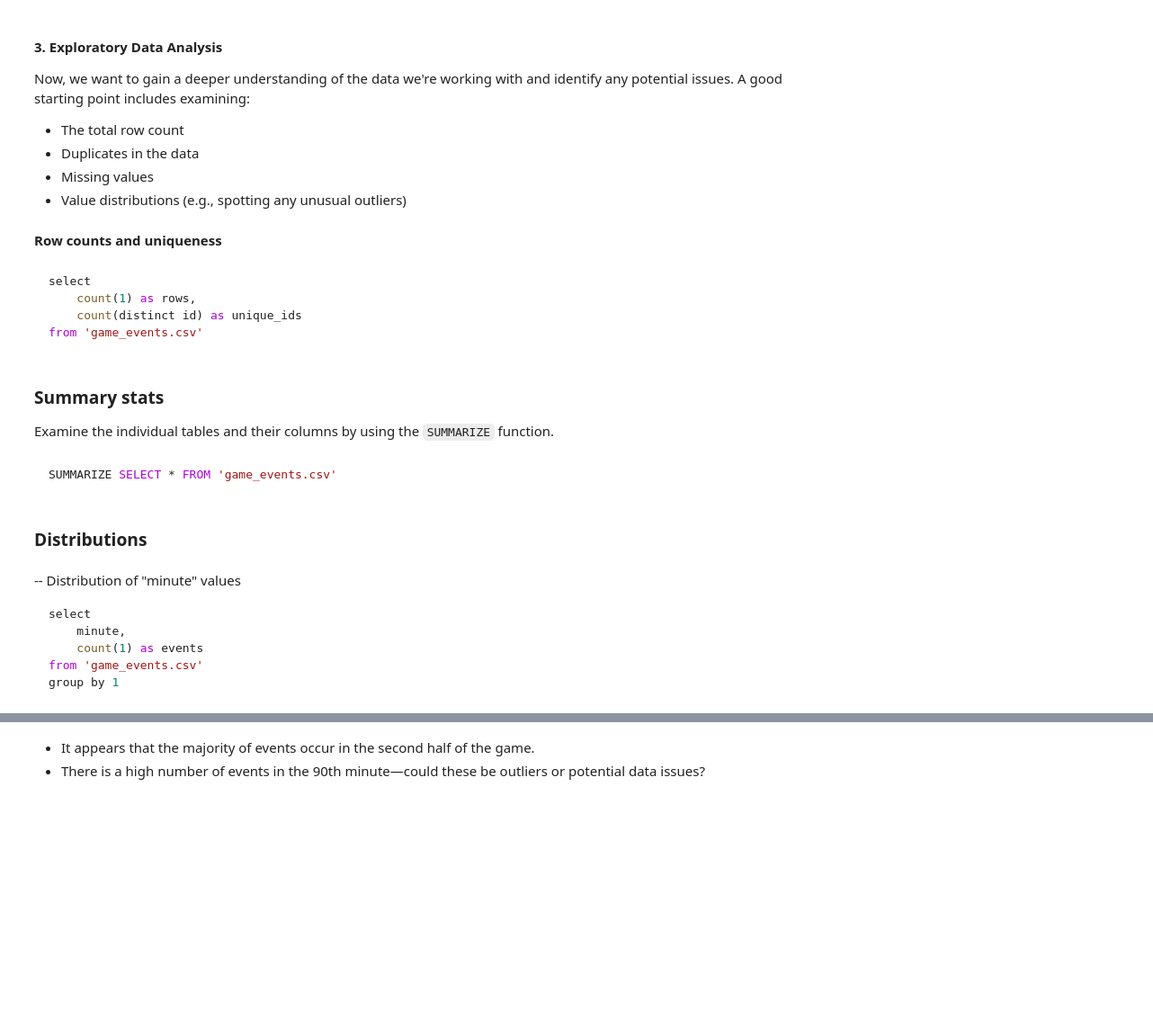
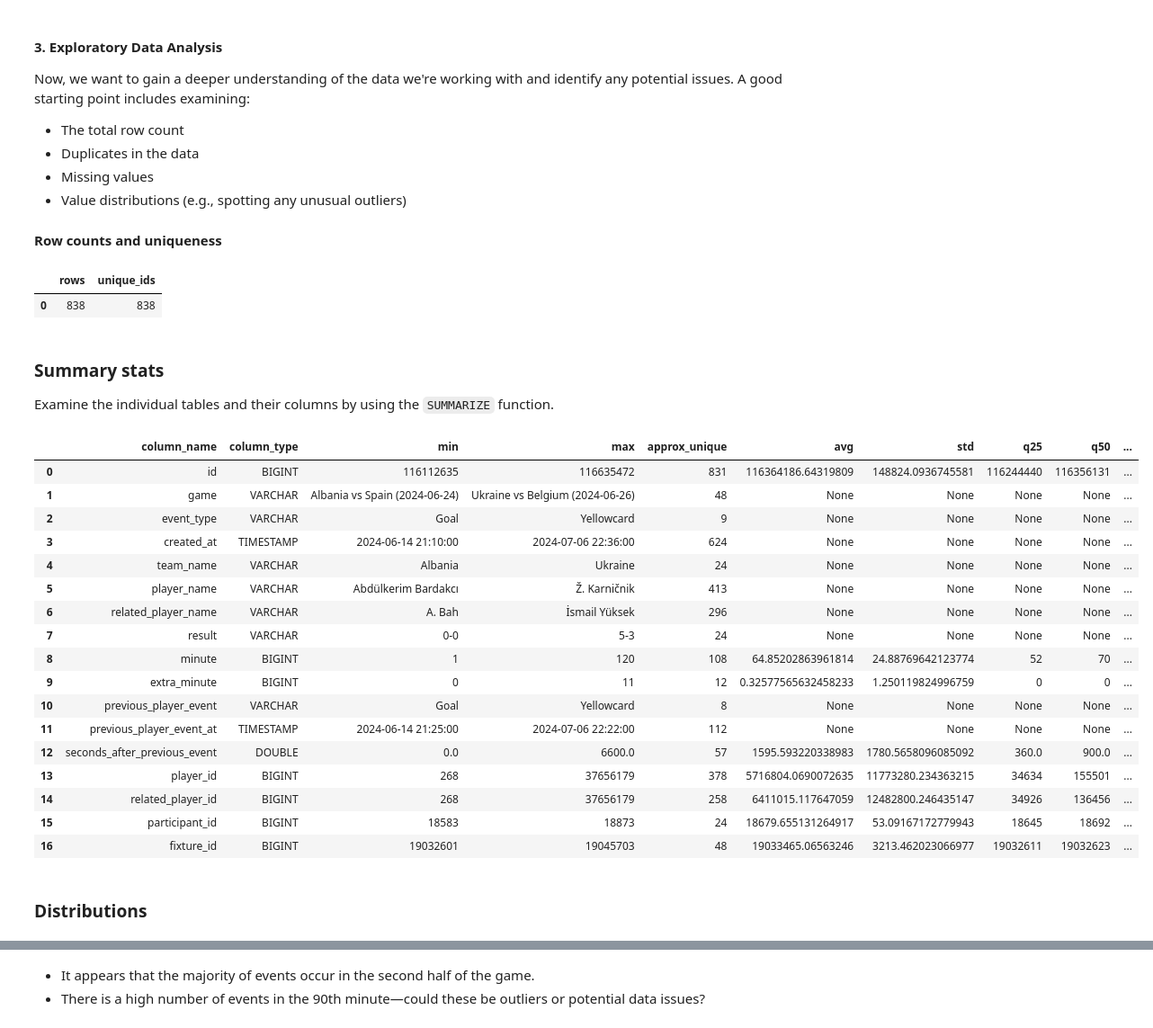
Before and after one commit to mynameisfho/My-Data-Analyst-Portofolio, a Jupyter notebook: Analyzing Euro 2024 (Football)/euro_2024.ipynb, the cells around one changed output, grey strips where cells are left out. Shown: that part at 90% size. Drawn from its saved outputs; the diff is of its cells as text; code cells hidden in the pictures; blank space fills up the shorter version.

````diff
--- a/Analyzing Euro 2024 (Football)/euro_2024.ipynb
+++ b/Analyzing Euro 2024 (Football)/euro_2024.ipynb
@@ -45,28 +58,39 @@ Now, we want to gain a deeper understanding of the data we're working with and i
 * Value distributions (e.g., spotting any unusual outliers)
 
 #### Row counts and uniqueness
-# %% [markdown]
-```sql
-select
-	count(1) as rows,
-	count(distinct id) as unique_ids
-from 'game_events.csv'
-```
+# %%
+-- 2
+select
+	count(1) as rows,
+	count(distinct id) as unique_ids
+from 'game_events.csv'
+# %% [output]
+|  | rows | unique_ids |
+| 0 | 838 | 838 |
 # %% [markdown]
 ### Summary stats
 Examine the individual tables and their columns by using the `SUMMARIZE` function.
-# %% [markdown]
-```sql
-SUMMARIZE SELECT * FROM 'game_events.csv'
-```
+# %%
+-- 3
+SUMMARIZE SELECT * FROM 'game_events.csv'
+# %% [output]
+|  | column_name | column_type | min | max | approx_unique | avg | std | q25 | q50 | ... |
+| 0 | id | BIGINT | 116112635 | 116635472 | 831 | 116364186.64319809 | 148824.0936745581 | 116244440 | 116356131 | ... |
+| 1 | game | VARCHAR | Albania vs Spain (2024-06-24) | Ukraine vs Belgium (2024-06-26) | 48 | None | None | None | None | ... |
+| 2 | event_type | VARCHAR | Goal | Yellowcard | 9 | None | None | None | None | ... |
+| 3 | created_at | TIMESTAMP | 2024-06-14 21:10:00 | 2024-07-06 22:36:00 | 624 | None | None | None | None | ... |
+| 4 | team_name | VARCHAR | Albania | Ukraine | 24 | None | None | None | None | ... |
+| 5 | player_name | VARCHAR | Abdülkerim Bardakcı | Ž. Karničnik | 413 | None | None | None | None | ... |
+| 6 | related_player_name | VARCHAR | A. Bah | İsmail Yüksek | 296 | None | None | None | None | ... |
+| 7 | result | VARCHAR | 0-0 | 5-3 | 24 | None | None | None | None | ... |
+| 8 | minute | BIGINT | 1 | 120 | 108 | 64.85202863961814 | 24.88769642123774 | 52 | 70 | ... |
+| 9 | extra_minute | BIGINT | 0 | 11 | 12 | 0.32577565632458233 | 1.250119824996759 | 0 | 0 | ... |
+| 10 | previous_player_event | VARCHAR | Goal | Yellowcard | 8 | None | None | None | None | ... |
+| 11 | previous_player_event_at | TIMESTAMP | 2024-06-14 21:25:00 | 2024-07-06 22:22:00 | 112 | None | None | None | None | ... |
+| 12 | seconds_after_previous_event | DOUBLE | 0.0 | 6600.0 | 57 | 1595.593220338983 | 1780.5658096085092 | 360.0 | 900.0 | ... |
+| 13 | player_id | BIGINT | 268 | 37656179 | 378 | 5716804.0690072635 | 11773280.234363215 | 34634 | 155501 | ... |
+| 14 | related_player_id | BIGINT | 268 | 37656179 | 258 | 6411015.117647059 | 12482800.246435147 | 34926 | 136456 | ... |
+| 15 | participant_id | BIGINT | 18583 | 18873 | 24 | 18679.655131264917 | 53.09167172779943 | 18645 | 18692 | ... |
+| 16 | fixture_id | BIGINT | 19032601 | 19045703 | 48 | 19033465.06563246 | 3213.462023066977 | 19032611 | 19032623 | ... |
 # %% [markdown]
 ### Distributions
-# %% [markdown]
--- Distribution of "minute" values
-```sql
-select
-	minute,
-	count(1) as events
-from 'game_events.csv'
-group by 1
-```
````
Also changed, not shown: parts of 33 cells of this notebook, 11 other files.
